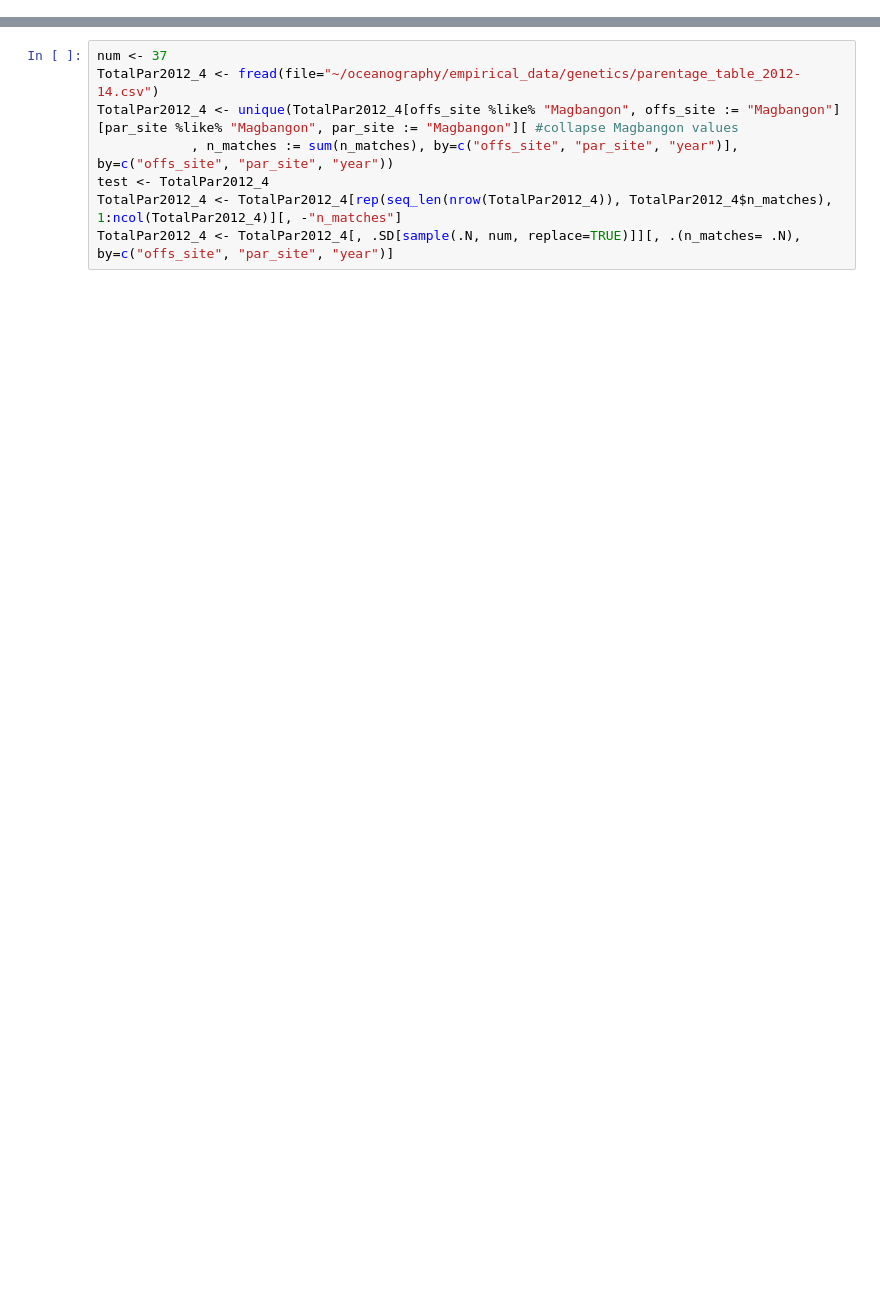
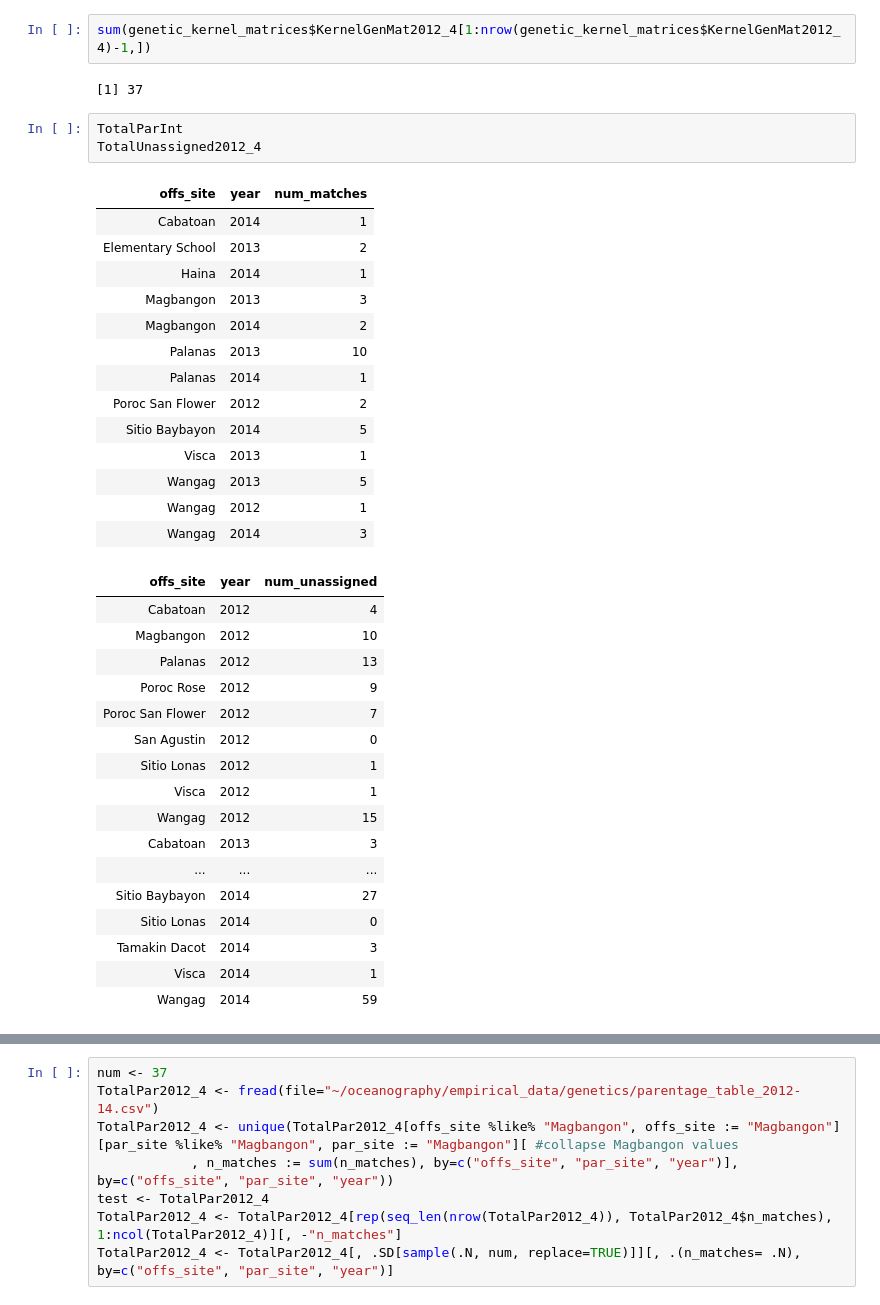
Before and after one commit to pinskylab/CamotesROMS, a Jupyter notebook: notebooks/format_data.ipynb, the cells around one changed output, grey strips where cells are left out. Saved outputs shown, nothing was run; the diff lists cells and outputs as text; blank space fills up the shorter version.

Commit message:
finalizing code to bootstrap genetic data

```diff
--- a/notebooks/format_data.ipynb
+++ b/notebooks/format_data.ipynb
@@ -702,3 +335,42 @@ dim(MonsoonBiophysMatSWM)
+# %%
+sum(genetic_kernel_matrices$KernelGenMat2012_4[1:nrow(genetic_kernel_matrices$KernelGenMat2012_4)-1,])
+# %% [output]
+[1] 37
+# %%
+TotalParInt
+TotalUnassigned2012_4
+# %% [output]
+| offs_site | year | num_matches |
+| Cabatoan | 2014 | 1 |
+| Elementary School | 2013 | 2 |
+| Haina | 2014 | 1 |
+| Magbangon | 2013 | 3 |
+| Magbangon | 2014 | 2 |
+| Palanas | 2013 | 10 |
+| Palanas | 2014 | 1 |
+| Poroc San Flower | 2012 | 2 |
+| Sitio Baybayon | 2014 | 5 |
+| Visca | 2013 | 1 |
+| Wangag | 2013 | 5 |
+| Wangag | 2012 | 1 |
+| Wangag | 2014 | 3 |
+| offs_site | year | num_unassigned |
+| Cabatoan | 2012 | 4 |
+| Magbangon | 2012 | 10 |
+| Palanas | 2012 | 13 |
+| Poroc Rose | 2012 | 9 |
+| Poroc San Flower | 2012 | 7 |
+| San Agustin | 2012 | 0 |
+| Sitio Lonas | 2012 | 1 |
+| Visca | 2012 | 1 |
+| Wangag | 2012 | 15 |
+| Cabatoan | 2013 | 3 |
+| ... | ... | ... |
+| Sitio Baybayon | 2014 | 27 |
+| Sitio Lonas | 2014 | 0 |
+| Tamakin Dacot | 2014 | 3 |
+| Visca | 2014 | 1 |
+| Wangag | 2014 | 59 |
 # %%
 #bootstrap the particle data and re-fit kernels
 num <- nrow(SimConn)
```
Also changed, not shown: parts of 45 cells of this notebook, 9 other files.
